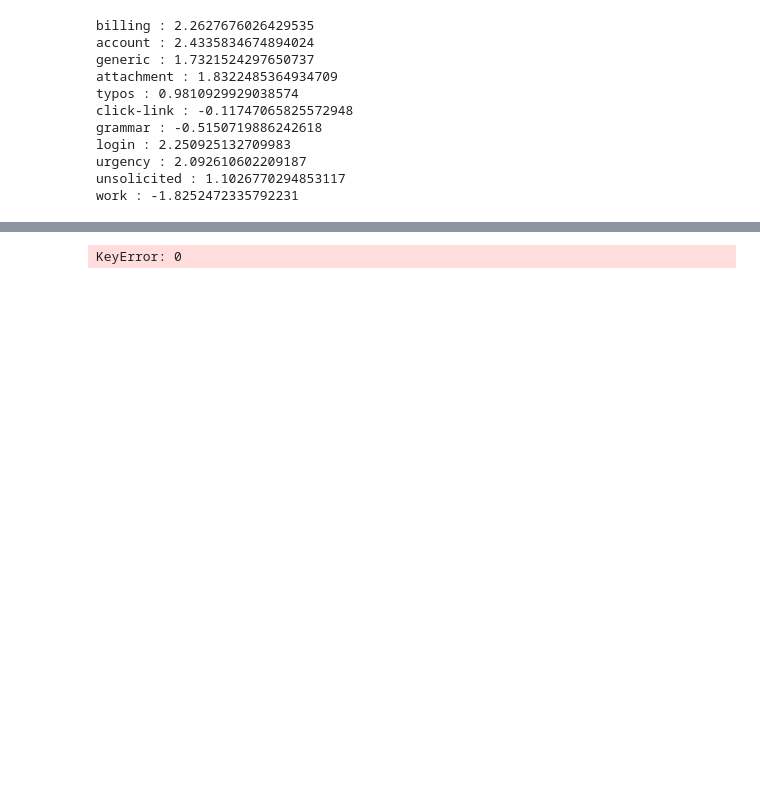
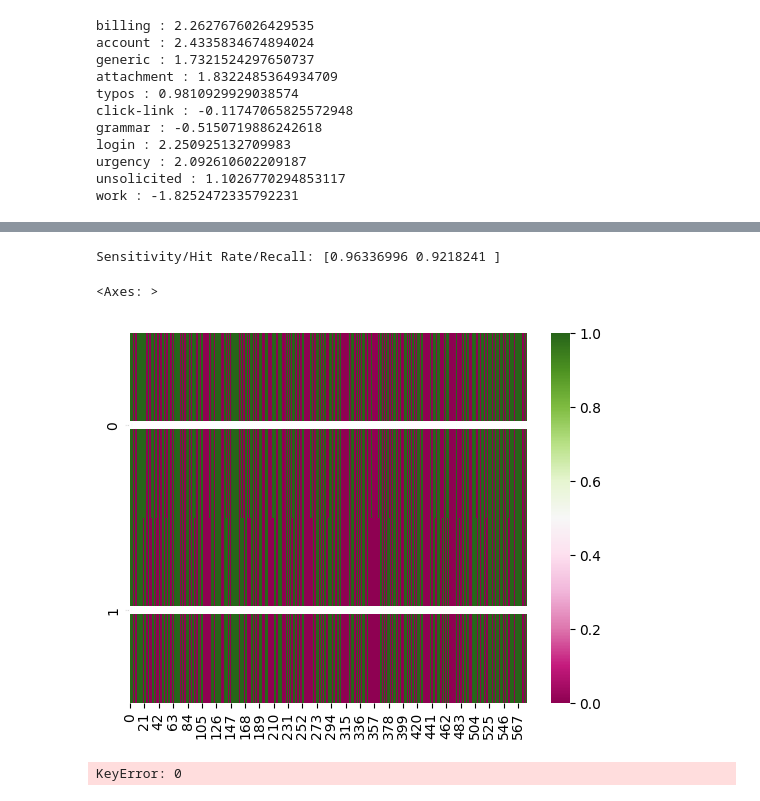
Before and after one commit to Gish-Sky/phishing_analysis, a Jupyter notebook: analysis.ipynb, the cells around one changed output, grey strips where cells are left out. Cells and saved outputs as stored; diff of their text form; code cells hidden in the pictures; blank space fills up the shorter version.

```diff
--- a/analysis.ipynb
+++ b/analysis.ipynb
@@ -242,3 +226,34 @@ array([0, 1, 1, 1, 1, 0, 1, 0, 0, 0, 0, 1, 1, 0, 1, 1, 0, 1, 1, 1, 0, 1,
+# %%
+cm = confusion_matrix(Y_test, skibidi)
+FP = cm.sum(axis=0) - np.diag(cm)
+FN = cm.sum(axis=1) - np.diag(cm)
+TP = np.diag(cm)
+TN = cm.sum() - (FP + FN + TP)
+ACC = (TP+TN)/(TP+FP+FN+TN)
+# Sensitivity, hit rate, recall, or true positive rate
+TPR = TP/(TP+FN)
+# Specificity or true negative rate
+TNR = TN/(TN+FP)
+# Precision or positive predictive value
+PPV = TP/(TP+FP)
+# Negative predictive value
+NPV = TN/(TN+FN)
+# Fall out or false positive rate
+FPR = FP/(FP+TN)
+# False negative rate
+FNR = FN/(TP+FN)
+# False discovery rate
+FDR = FP/(TP+FP)
+# Overall accuracy
+ACC = (TP+TN)/(TP+FP+FN+TN)
+print("Sensitivity/Hit Rate/Recall:", TPR)
+# %% [output]
+Sensitivity/Hit Rate/Recall: [0.96336996 0.9218241 ]
+# %%
+sns.heatmap(np.array([Y_test, skibidi]), annot=True, fmt=".2f", annot_kws = {'size':7}, cmap = 'PiYG')
+# %% [output]
+<Axes: >
+[figure, added]
 # %%
 def tfpn(arr):
     true_p = 0
```
Also changed, not shown: parts of 3 cells of this notebook.
